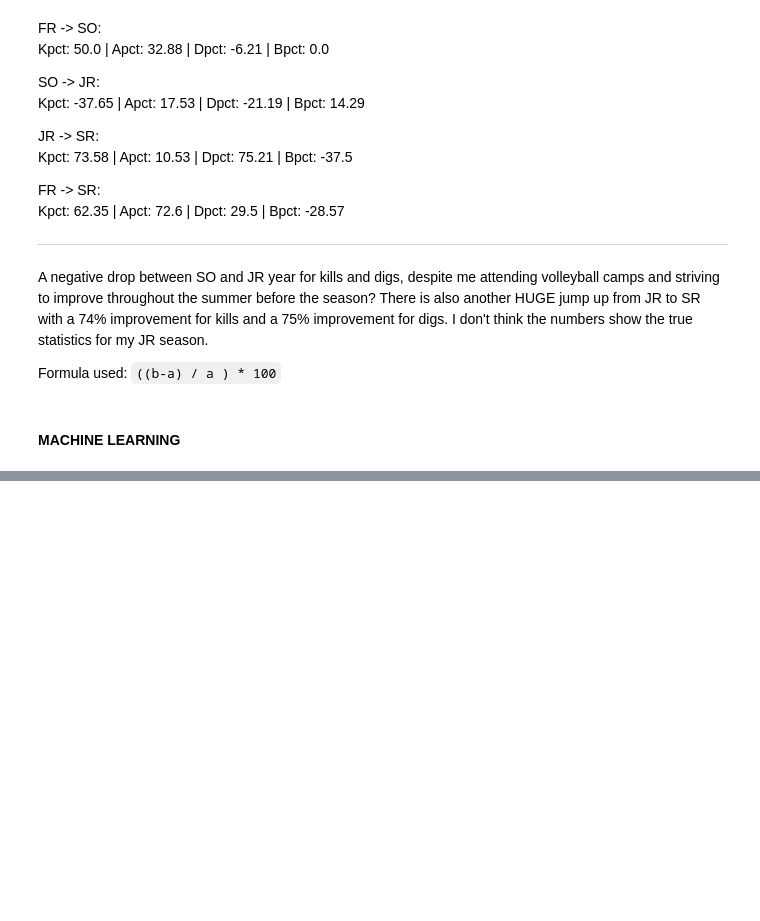
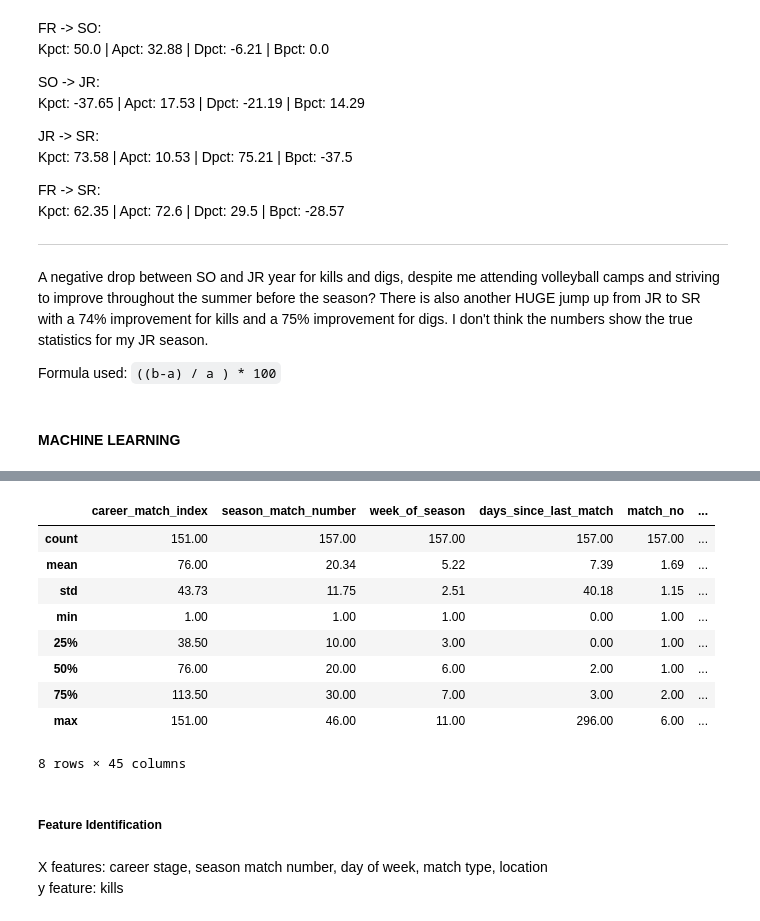
Before and after one commit to drblitx/model-volleyball, a Jupyter notebook: ml_models/vb_ml.ipynb, the cells around one changed output, grey strips where cells are left out. Cells and saved outputs as stored; diff of their text form; code cells hidden in the pictures; blank space fills up the shorter version.

```diff
--- a/ml_models/vb_ml.ipynb
+++ b/ml_models/vb_ml.ipynb
@@ -3,6 +3,8 @@
 # %%
 # module imports
 import pandas as pd
+# %%
+pd.set_option("display.max_rows", None, "display.max_columns", None)
 # %%
 # import data
 df = pd.read_csv('../data/full_matches.csv')
@@ -143,0 +178,18 @@ Formula used: `((b-a) / a ) * 100`
+# %%
+round(df.describe(), 2)
+# %% [output]
+|  | career_match_index | season_match_number | week_of_season | days_since_last_match | match_no | ... |
+| count | 151.00 | 157.00 | 157.00 | 157.00 | 157.00 | ... |
+| mean | 76.00 | 20.34 | 5.22 | 7.39 | 1.69 | ... |
+| std | 43.73 | 11.75 | 2.51 | 40.18 | 1.15 | ... |
+| min | 1.00 | 1.00 | 1.00 | 0.00 | 1.00 | ... |
+| 25% | 38.50 | 10.00 | 3.00 | 0.00 | 1.00 | ... |
+| 50% | 76.00 | 20.00 | 6.00 | 2.00 | 1.00 | ... |
+| 75% | 113.50 | 30.00 | 7.00 | 3.00 | 2.00 | ... |
+| max | 151.00 | 46.00 | 11.00 | 296.00 | 6.00 | ... |
+8 rows × 45 columns
+# %% [markdown]
+##### Feature Identification
+# %% [markdown]
+X features: career stage, season match number, day of week, match type, location
+y feature: kills
```
Also changed, not shown: parts of 15 cells of this notebook, 1 other file.
